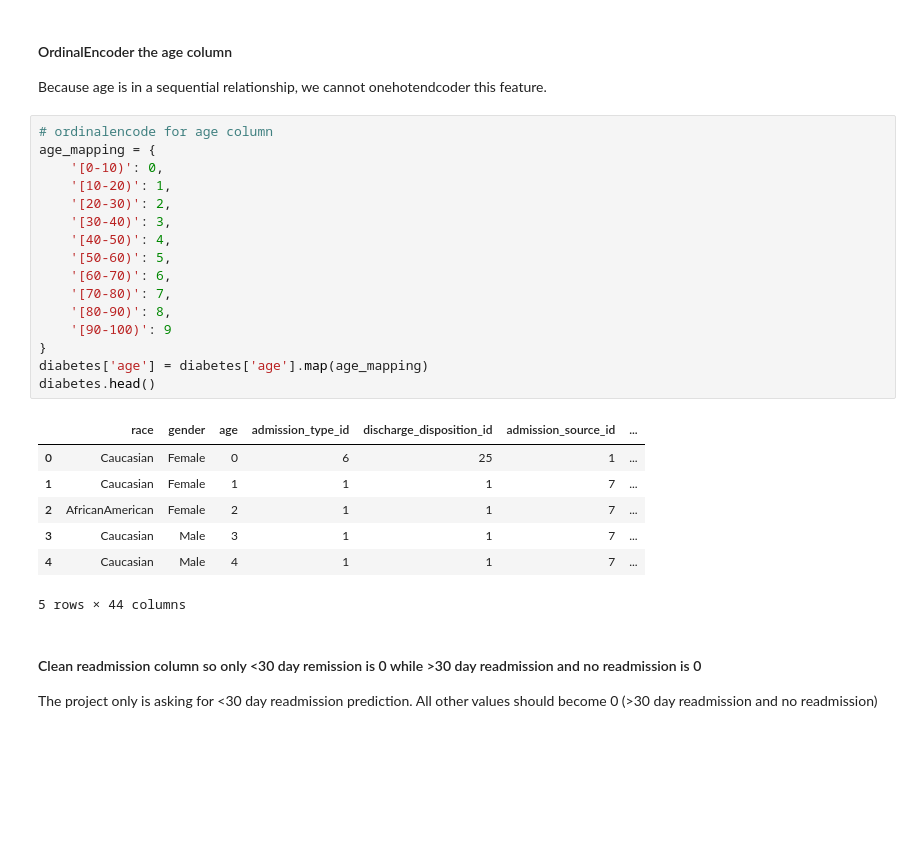
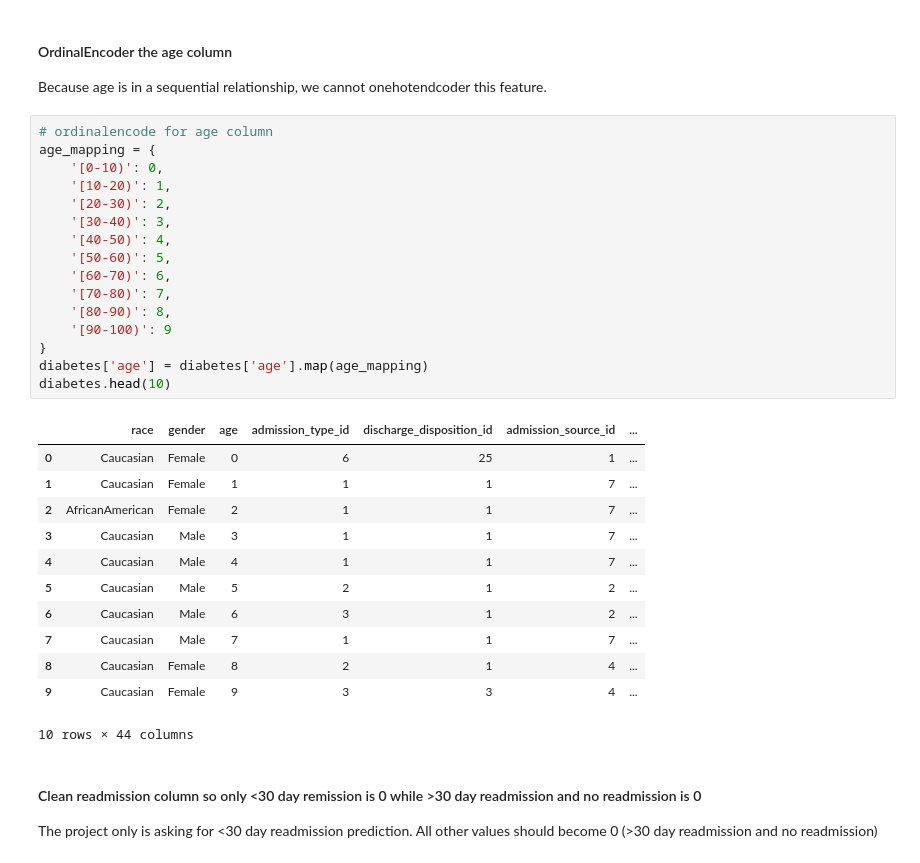
Before and after one commit to xiaohongchen01/diabetes_readmission_prediction, a Jupyter notebook: diabetes_data.ipynb, the cells around one changed output. Drawn from its saved outputs; the diff is of its cells as text; blank space fills up the shorter version.

```diff
--- a/diabetes_data.ipynb
+++ b/diabetes_data.ipynb
@@ -394,27 +392,32 @@ Because age is in a sequential relationship, we cannot onehotendcoder this featu
 # %%
 # ordinalencode for age column
 age_mapping = {
     '[0-10)': 0,
     '[10-20)': 1,
     '[20-30)': 2,
     '[30-40)': 3,
     '[40-50)': 4,
     '[50-60)': 5,
     '[60-70)': 6,
     '[70-80)': 7,
     '[80-90)': 8,
     '[90-100)': 9
 }
 diabetes['age'] = diabetes['age'].map(age_mapping)
-diabetes.head()
+diabetes.head(10)
 # %% [output]
 |  | race | gender | age | admission_type_id | discharge_disposition_id | admission_source_id | ... |
 | 0 | Caucasian | Female | 0 | 6 | 25 | 1 | ... |
 | 1 | Caucasian | Female | 1 | 1 | 1 | 7 | ... |
 | 2 | AfricanAmerican | Female | 2 | 1 | 1 | 7 | ... |
 | 3 | Caucasian | Male | 3 | 1 | 1 | 7 | ... |
 | 4 | Caucasian | Male | 4 | 1 | 1 | 7 | ... |
+| 5 | Caucasian | Male | 5 | 2 | 1 | 2 | ... |
+| 6 | Caucasian | Male | 6 | 3 | 1 | 2 | ... |
+| 7 | Caucasian | Male | 7 | 1 | 1 | 7 | ... |
+| 8 | Caucasian | Female | 8 | 2 | 1 | 4 | ... |
+| 9 | Caucasian | Female | 9 | 3 | 3 | 4 | ... |
-5 rows × 44 columns
+10 rows × 44 columns
 # %% [markdown]
 #### Clean readmission column so only <30 day remission is 0 while >30 day readmission and no readmission is 0
 
```
Also changed, not shown: parts of 7 cells of this notebook.
